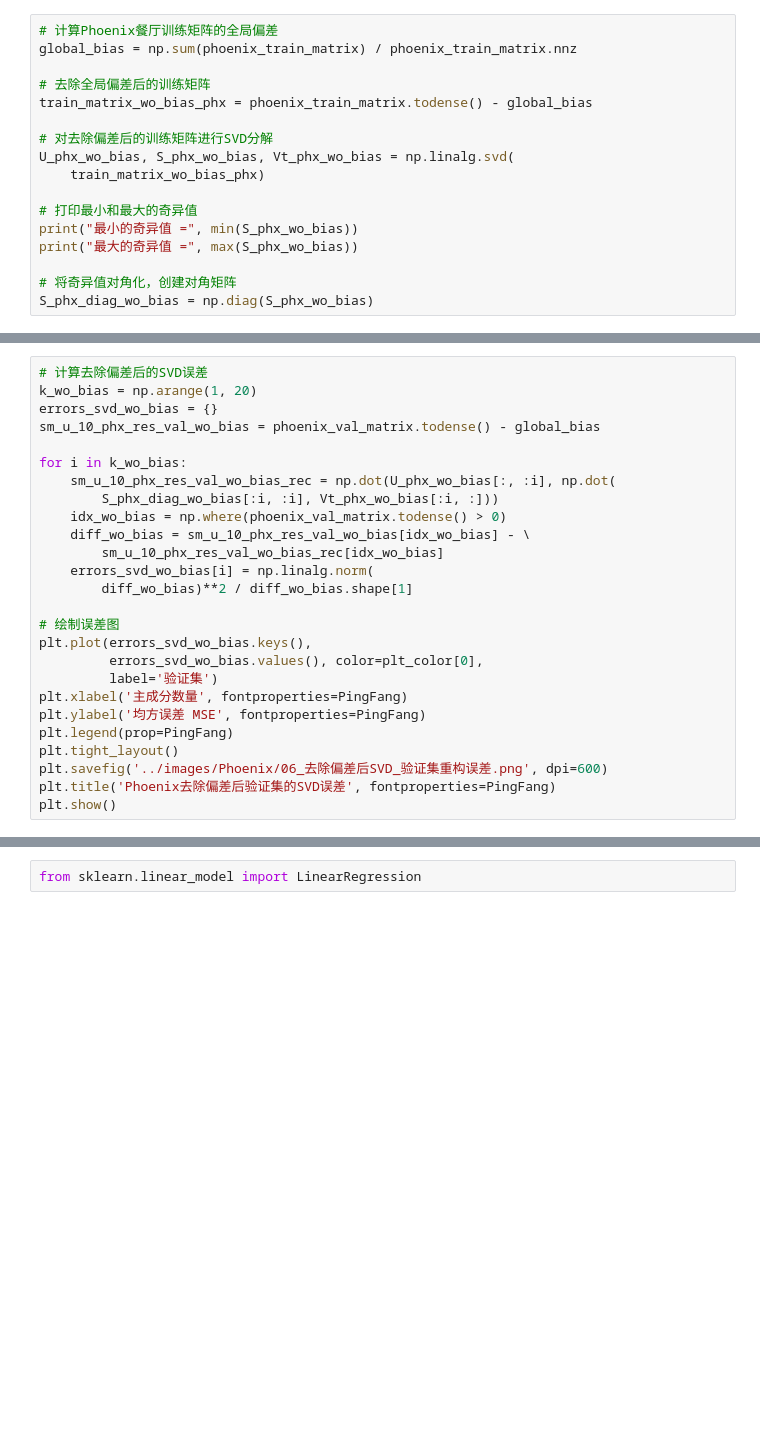
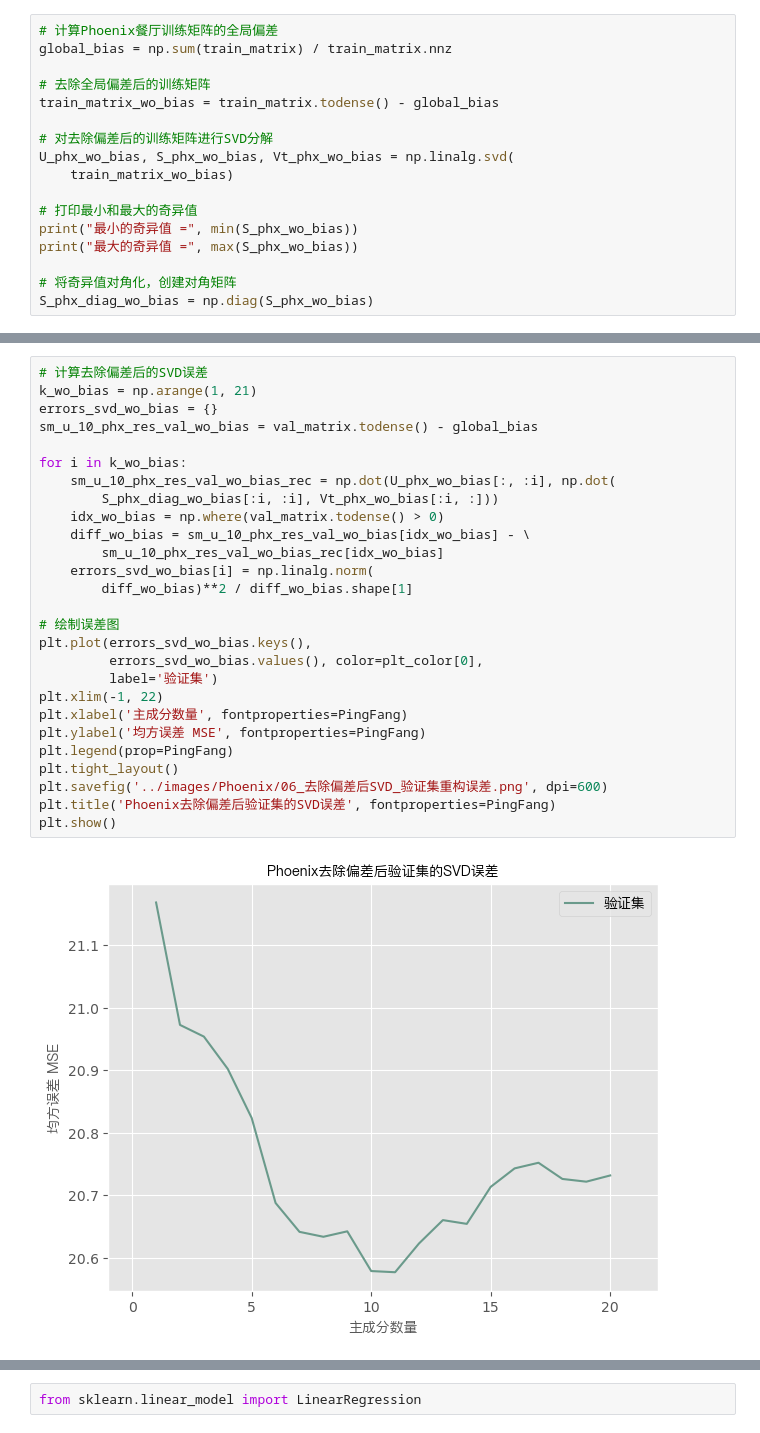
Before and after one commit to nanhaishu/YelpRecommendation-new-, a Jupyter notebook: notebooks/02_Phoenix餐厅.ipynb, the cells around one changed output, grey strips where cells are left out. Drawn from its saved outputs; the diff is of its cells as text; blank space fills up the shorter version.

```diff
--- a/notebooks/02_Phoenix餐厅.ipynb
+++ b/notebooks/02_Phoenix餐厅.ipynb
@@ -211,13 +273,13 @@ test_predictions_svd_phx = np.ravel(
 # %%
 # 计算Phoenix餐厅训练矩阵的全局偏差
-global_bias = np.sum(phoenix_train_matrix) / phoenix_train_matrix.nnz
+global_bias = np.sum(train_matrix) / train_matrix.nnz
 
 # 去除全局偏差后的训练矩阵
-train_matrix_wo_bias_phx = phoenix_train_matrix.todense() - global_bias
+train_matrix_wo_bias = train_matrix.todense() - global_bias
 
 # 对去除偏差后的训练矩阵进行SVD分解
 U_phx_wo_bias, S_phx_wo_bias, Vt_phx_wo_bias = np.linalg.svd(
-    train_matrix_wo_bias_phx)
+    train_matrix_wo_bias)
 
 # 打印最小和最大的奇异值
 print("最小的奇异值 =", min(S_phx_wo_bias))
@@ -240,26 +306,29 @@ plt.show()
 # %%
 # 计算去除偏差后的SVD误差
-k_wo_bias = np.arange(1, 20)
+k_wo_bias = np.arange(1, 21)
 errors_svd_wo_bias = {}
-sm_u_10_phx_res_val_wo_bias = phoenix_val_matrix.todense() - global_bias
+sm_u_10_phx_res_val_wo_bias = val_matrix.todense() - global_bias
 
 for i in k_wo_bias:
     sm_u_10_phx_res_val_wo_bias_rec = np.dot(U_phx_wo_bias[:, :i], np.dot(
         S_phx_diag_wo_bias[:i, :i], Vt_phx_wo_bias[:i, :]))
-    idx_wo_bias = np.where(phoenix_val_matrix.todense() > 0)
+    idx_wo_bias = np.where(val_matrix.todense() > 0)
     diff_wo_bias = sm_u_10_phx_res_val_wo_bias[idx_wo_bias] - \
         sm_u_10_phx_res_val_wo_bias_rec[idx_wo_bias]
     errors_svd_wo_bias[i] = np.linalg.norm(
         diff_wo_bias)**2 / diff_wo_bias.shape[1]
 
 # 绘制误差图
 plt.plot(errors_svd_wo_bias.keys(),
          errors_svd_wo_bias.values(), color=plt_color[0],
          label='验证集')
+plt.xlim(-1, 22)
 plt.xlabel('主成分数量', fontproperties=PingFang)
 plt.ylabel('均方误差 MSE', fontproperties=PingFang)
 plt.legend(prop=PingFang)
 plt.tight_layout()
 plt.savefig('../images/Phoenix/06_去除偏差后SVD_验证集重构误差.png', dpi=600)
 plt.title('Phoenix去除偏差后验证集的SVD误差', fontproperties=PingFang)
 plt.show()
+# %% [output]
+[figure, added]
```
Also changed, not shown: parts of 119 cells of this notebook.
